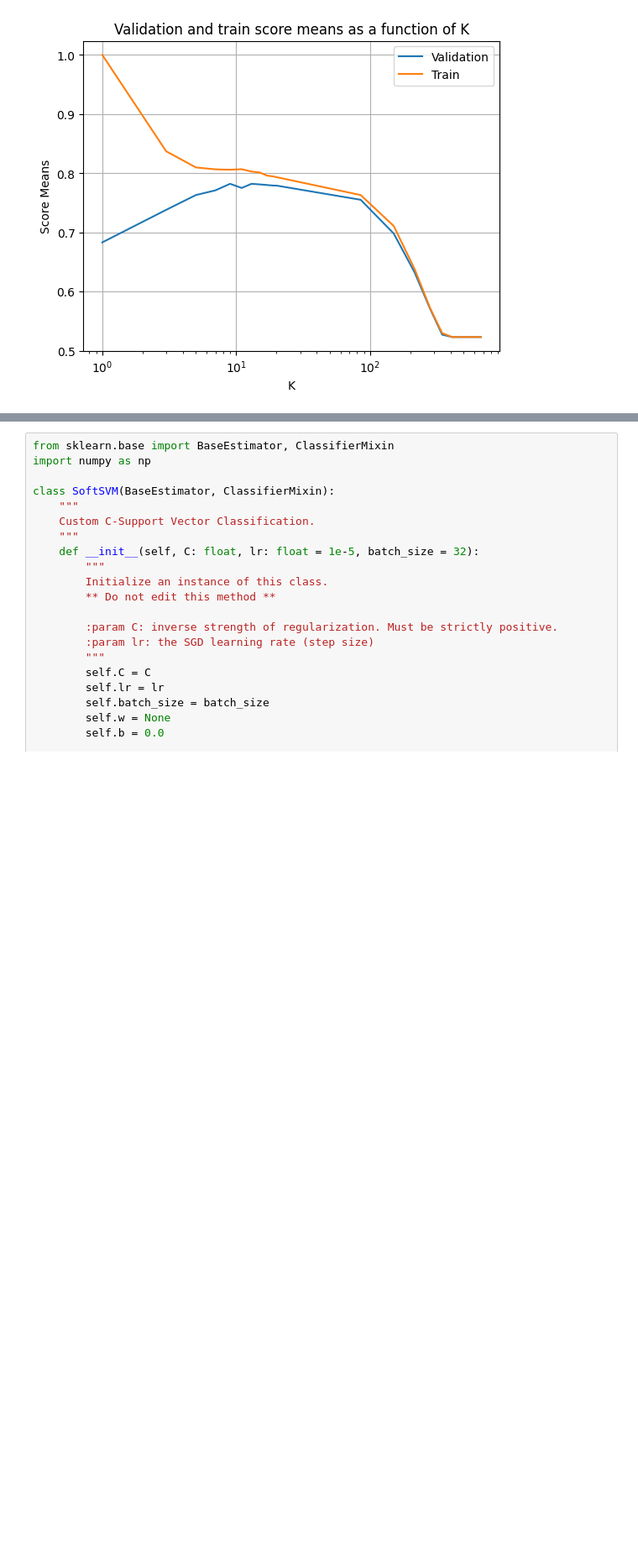
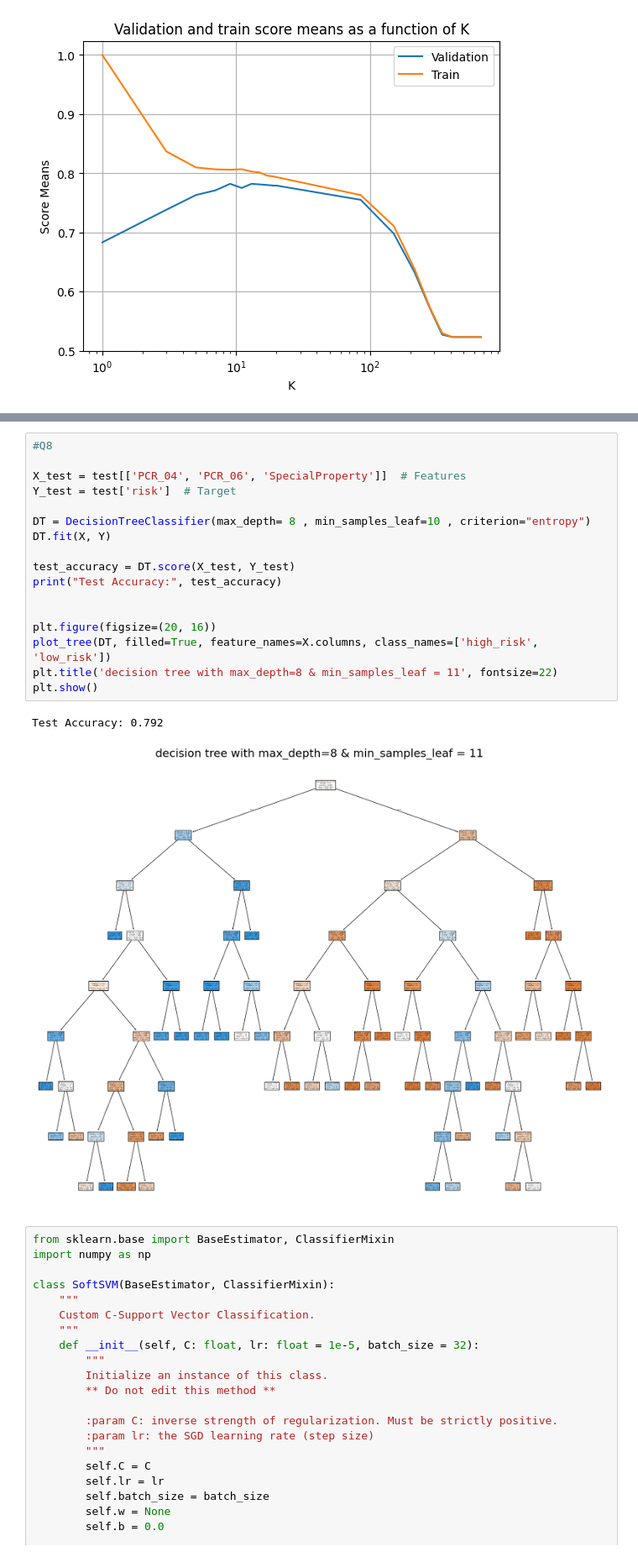
Before and after one commit to LocalTed/lomdot2, a Jupyter notebook: HW1_template.ipynb, the cells around one changed output, grey strips where cells are left out. Shown at 84% size. Drawn from its saved outputs; the diff is of its cells as text; blank space fills up the shorter version.

```diff
--- a/HW1_template.ipynb
+++ b/HW1_template.ipynb
@@ -143,3 +224,23 @@ test data accuracy:
+# %%
+#Q8
+
+X_test = test[['PCR_04', 'PCR_06', 'SpecialProperty']]  # Features
+Y_test = test['risk']  # Target
+
+DT = DecisionTreeClassifier(max_depth= 8 , min_samples_leaf=10 , criterion="entropy")
+DT.fit(X, Y)
+
+test_accuracy = DT.score(X_test, Y_test)
+print("Test Accuracy:", test_accuracy)
+
+
+plt.figure(figsize=(20, 16))
+plot_tree(DT, filled=True, feature_names=X.columns, class_names=['high_risk', 'low_risk'])
+plt.title('decision tree with max_depth=8 & min_samples_leaf = 11', fontsize=22)
+plt.show()
+# %% [output]
+Test Accuracy: 0.792
+[figure, added]
 # %%
 from sklearn.base import BaseEstimator, ClassifierMixin
 import numpy as np
```
Also changed, not shown: parts of 9 cells of this notebook.
